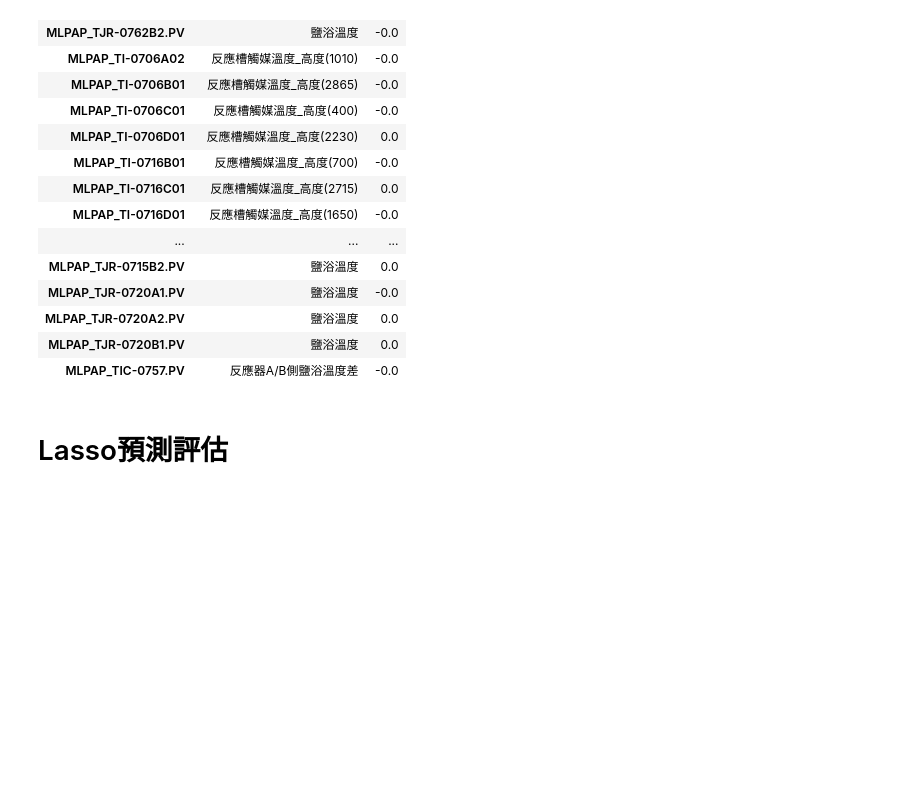
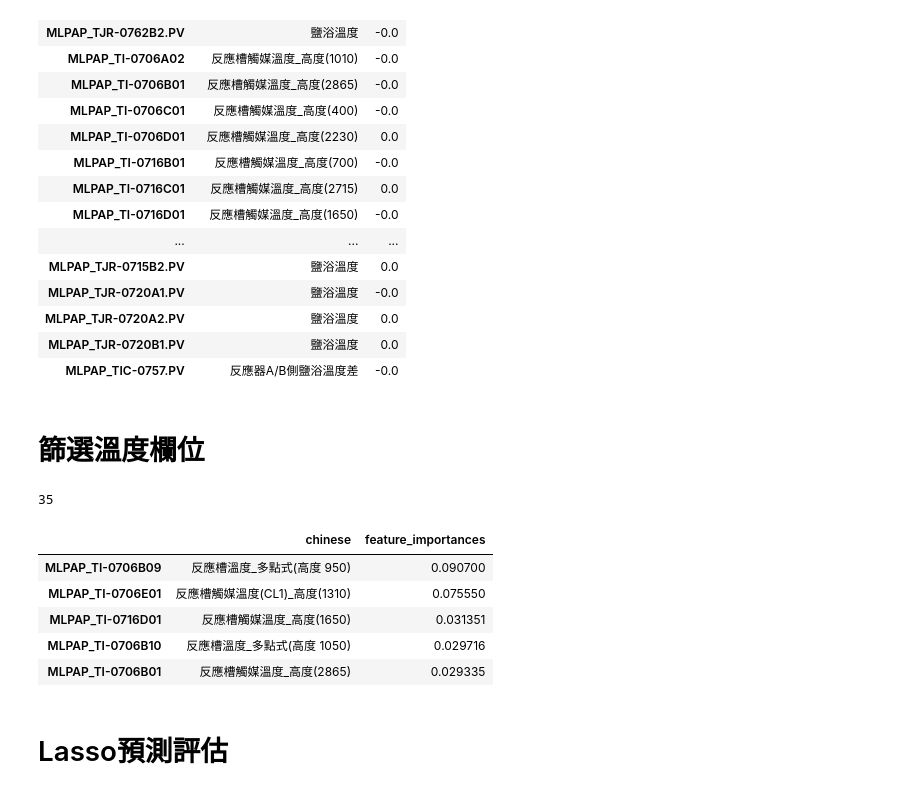
Before and after one commit to skywalker0803r/works, a Jupyter notebook: 南亞PA廠R3_預測單耗.ipynb, the cells around one changed output. Cells and saved outputs as stored; diff of their text form; code cells hidden in the pictures; blank space fills up the shorter version.

```diff
--- a/南亞PA廠R3_預測單耗.ipynb
+++ b/南亞PA廠R3_預測單耗.ipynb
@@ -419,6 +423,25 @@ MAPE:1.402389634279306
 | MLPAP_TJR-0720A2.PV | 鹽浴溫度 | 0.0 |
 | MLPAP_TJR-0720B1.PV | 鹽浴溫度 | 0.0 |
 | MLPAP_TIC-0757.PV | 反應器A/B側鹽浴溫度差 | -0.0 |
+# %% [markdown]
+# 篩選溫度欄位
+# %%
+ind = []
+for i in result.index:
+  data = result.loc[i,:]
+  if '高度' in data['chinese']:
+    ind.append(i)
+溫度欄位 = result.loc[ind,:].index.tolist()
+print(len(溫度欄位))
+result.loc[ind,:].head()
+# %% [output]
+35
+|  | chinese | feature_importances |
+| MLPAP_TI-0706B09 | 反應槽溫度_多點式(高度 950) | 0.090700 |
+| MLPAP_TI-0706E01 | 反應槽觸媒溫度(CL1)_高度(1310) | 0.075550 |
+| MLPAP_TI-0716D01 | 反應槽觸媒溫度_高度(1650) | 0.031351 |
+| MLPAP_TI-0706B10 | 反應槽溫度_多點式(高度 1050) | 0.029716 |
+| MLPAP_TI-0706B01 | 反應槽觸媒溫度_高度(2865) | 0.029335 |
 # %% [markdown]
 # Lasso預測評估
 # %%
```
Also changed, not shown: parts of 9 cells of this notebook.
